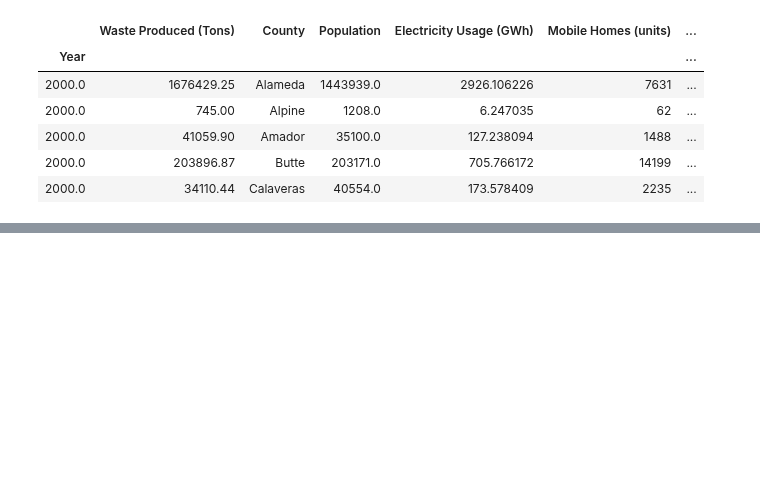
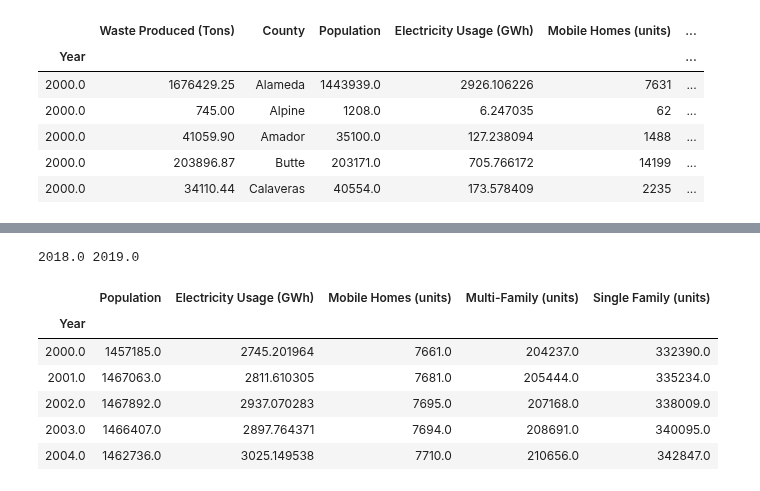
Before and after one commit to matthew-y-dong/ca-waste, a Jupyter notebook: modeling/forecasting.ipynb, the cells around one changed output, grey strips where cells are left out. Drawn from its saved outputs; the diff is of its cells as text; code cells hidden in the pictures; blank space fills up the shorter version.

```diff
--- a/modeling/forecasting.ipynb
+++ b/modeling/forecasting.ipynb
@@ -36,0 +95,9 @@ feature_df.head(2)
+# %%
+max_feature_year = alameda_features.index.max()
+max_target_year = alameda_target.index.max()
+print(max_feature_year, max_target_year)
+# %% [output]
+2018.0 2019.0
+# %%
+X_train, y_train = alameda_features.loc[alameda_features.index!=max_feature_year], alameda_target[alameda_target.index!=max_target_year]
+X_test, y_test = alameda_features.loc[alameda_features.index==max_feature_year], alameda_target[alameda_target.index==max_target_year]
@@ -36,0 +107,10 @@ feature_df.head(2)
+# %%
+X_train.head()
+# %% [output]
+|  | Population | Electricity Usage (GWh) | Mobile Homes (units) | Multi-Family (units) | Single Family (units) |
+| Year |  |  |  |  |  |
+| 2000.0 | 1457185.0 | 2745.201964 | 7661.0 | 204237.0 | 332390.0 |
+| 2001.0 | 1467063.0 | 2811.610305 | 7681.0 | 205444.0 | 335234.0 |
+| 2002.0 | 1467892.0 | 2937.070283 | 7695.0 | 207168.0 | 338009.0 |
+| 2003.0 | 1466407.0 | 2897.764371 | 7694.0 | 208691.0 | 340095.0 |
+| 2004.0 | 1462736.0 | 3025.149538 | 7710.0 | 210656.0 | 342847.0 |
```
Also changed, not shown: parts of 20 cells of this notebook, 1 other file.
